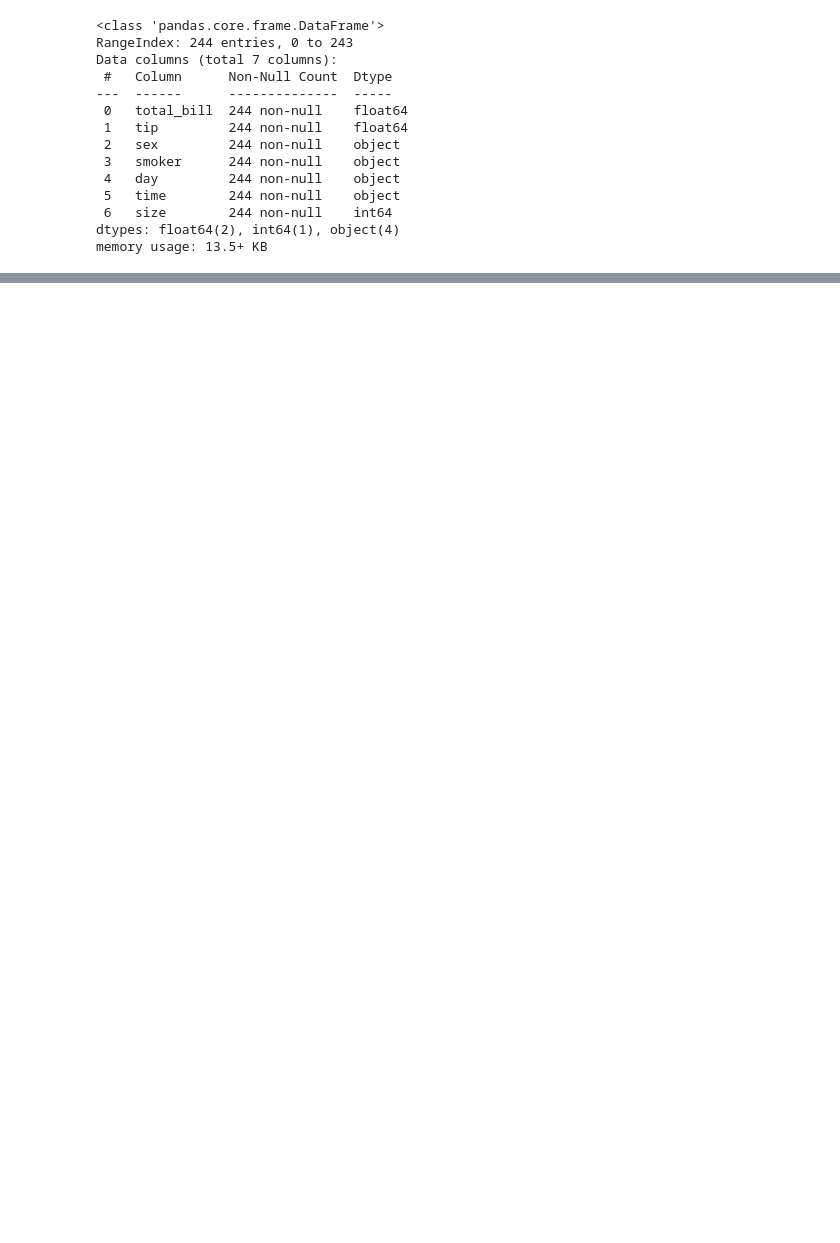
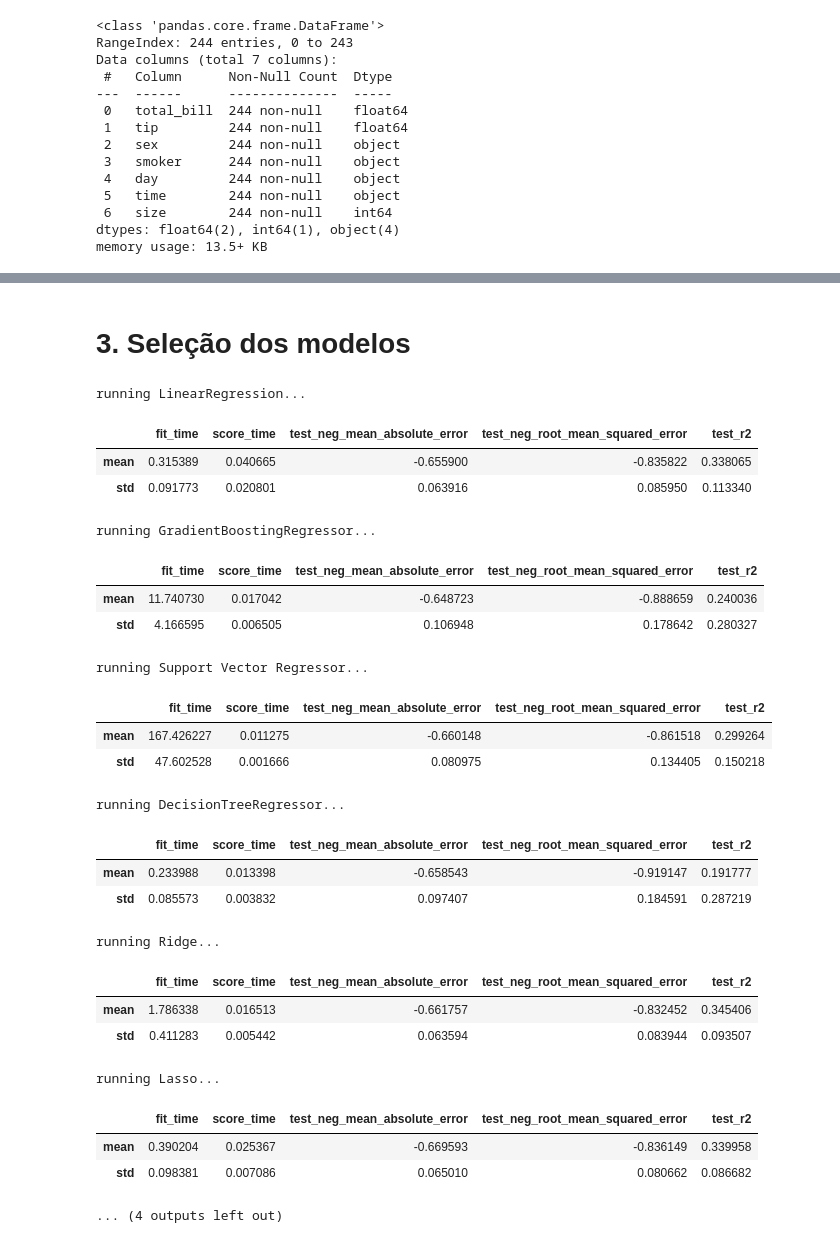
Before and after one commit to PedroJoas/avanti-bootcamp-cdd, a Jupyter notebook: notebooks/02-comparative_analysis.ipynb.ipynb, the cells around one changed output, grey strips where cells are left out. Saved outputs shown, nothing was run; the diff lists cells and outputs as text; code cells hidden in the pictures; blank space fills up the shorter version.

```diff
--- a/notebooks/02-comparative_analysis.ipynb.ipynb
+++ b/notebooks/02-comparative_analysis.ipynb.ipynb
@@ -93 +126,3 @@ preprocess = ColumnTransformer([
 ])
+# %% [markdown]
+# 3. Seleção dos modelos
@@ -93,0 +147,57 @@ preprocess = ColumnTransformer([
+# %%
+results = pd.DataFrame({})
+cross_validate_grid_search = KFold(n_splits=n_folds_grid_search)
+cross_validate_comparative_analysis = ShuffleSplit(n_splits=n_splits_comparative_analysis, test_size=test_size, random_state=random_state)
+for model_name, model_object, model_parameters in models:
+    print(f"running {model_name}...")
+    model_grid_search = GridSearchCV(
+        estimator=model_object,
+        param_grid=model_parameters,
+        scoring=scoring,
+        n_jobs=-1,
+        cv=cross_validate_grid_search
+    )
+
+    approach = Pipeline(steps=[
+        ('preprocessor', preprocessor),
+        ('model', model_grid_search)
+    ])
+
+    scores = cross_validate(
+        estimator=approach,
+        X=X,
+        y=y,
+        cv=cross_validate_comparative_analysis,
+        n_jobs=-1,
+        scoring=metrics
+    )
+
+    scores['model_name'] = [model_name] * n_splits_comparative_analysis
+    display(pd.DataFrame(scores).select_dtypes(include=[float, int]).agg(['mean', 'std']))
+    results = pd.concat([results, pd.DataFrame(scores)], ignore_index=True)
+# %% [output]
+running LinearRegression...
+|  | fit_time | score_time | test_neg_mean_absolute_error | test_neg_root_mean_squared_error | test_r2 |
+| mean | 0.315389 | 0.040665 | -0.655900 | -0.835822 | 0.338065 |
+| std | 0.091773 | 0.020801 | 0.063916 | 0.085950 | 0.113340 |
+running GradientBoostingRegressor...
+|  | fit_time | score_time | test_neg_mean_absolute_error | test_neg_root_mean_squared_error | test_r2 |
+| mean | 11.740730 | 0.017042 | -0.648723 | -0.888659 | 0.240036 |
+| std | 4.166595 | 0.006505 | 0.106948 | 0.178642 | 0.280327 |
+running Support Vector Regressor...
+|  | fit_time | score_time | test_neg_mean_absolute_error | test_neg_root_mean_squared_error | test_r2 |
+| mean | 167.426227 | 0.011275 | -0.660148 | -0.861518 | 0.299264 |
+| std | 47.602528 | 0.001666 | 0.080975 | 0.134405 | 0.150218 |
+running DecisionTreeRegressor...
+|  | fit_time | score_time | test_neg_mean_absolute_error | test_neg_root_mean_squared_error | test_r2 |
+| mean | 0.233988 | 0.013398 | -0.658543 | -0.919147 | 0.191777 |
+| std | 0.085573 | 0.003832 | 0.097407 | 0.184591 | 0.287219 |
+running Ridge...
+|  | fit_time | score_time | test_neg_mean_absolute_error | test_neg_root_mean_squared_error | test_r2 |
+| mean | 1.786338 | 0.016513 | -0.661757 | -0.832452 | 0.345406 |
+| std | 0.411283 | 0.005442 | 0.063594 | 0.083944 | 0.093507 |
+running Lasso...
+|  | fit_time | score_time | test_neg_mean_absolute_error | test_neg_root_mean_squared_error | test_r2 |
+| mean | 0.390204 | 0.025367 | -0.669593 | -0.836149 | 0.339958 |
+| std | 0.098381 | 0.007086 | 0.065010 | 0.080662 | 0.086682 |
+... (4 outputs left out)
```
Also changed, not shown: parts of 12 cells of this notebook, 2 other files.
